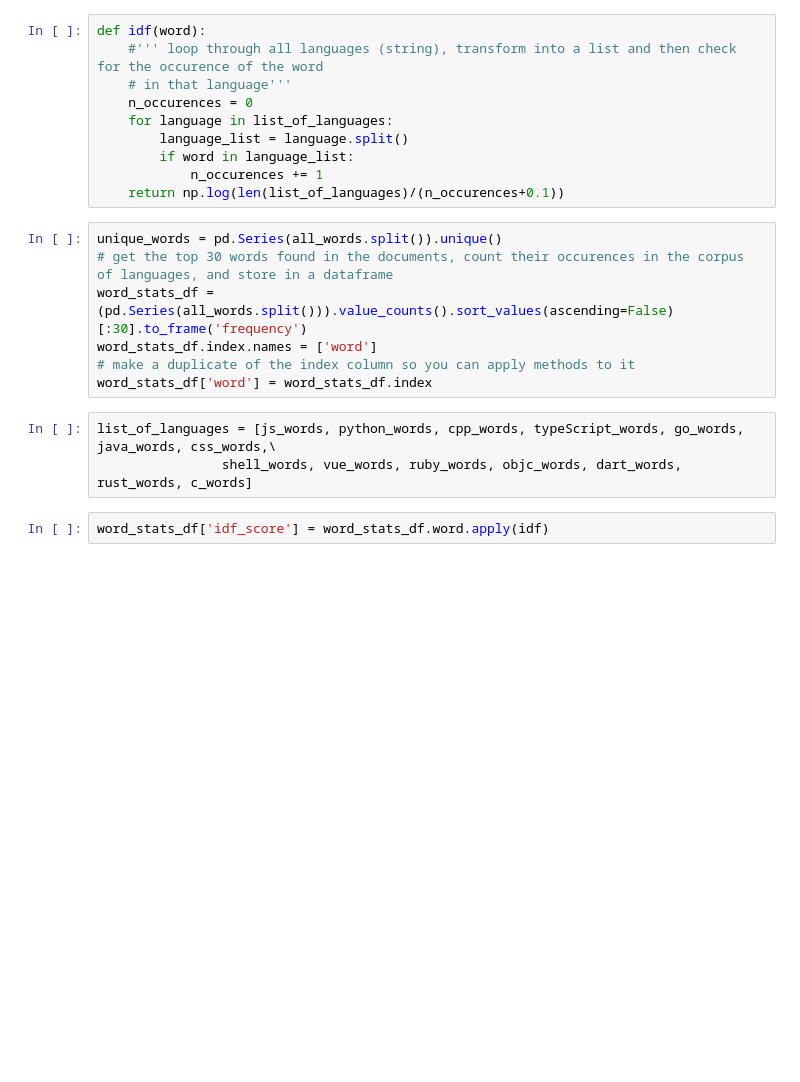
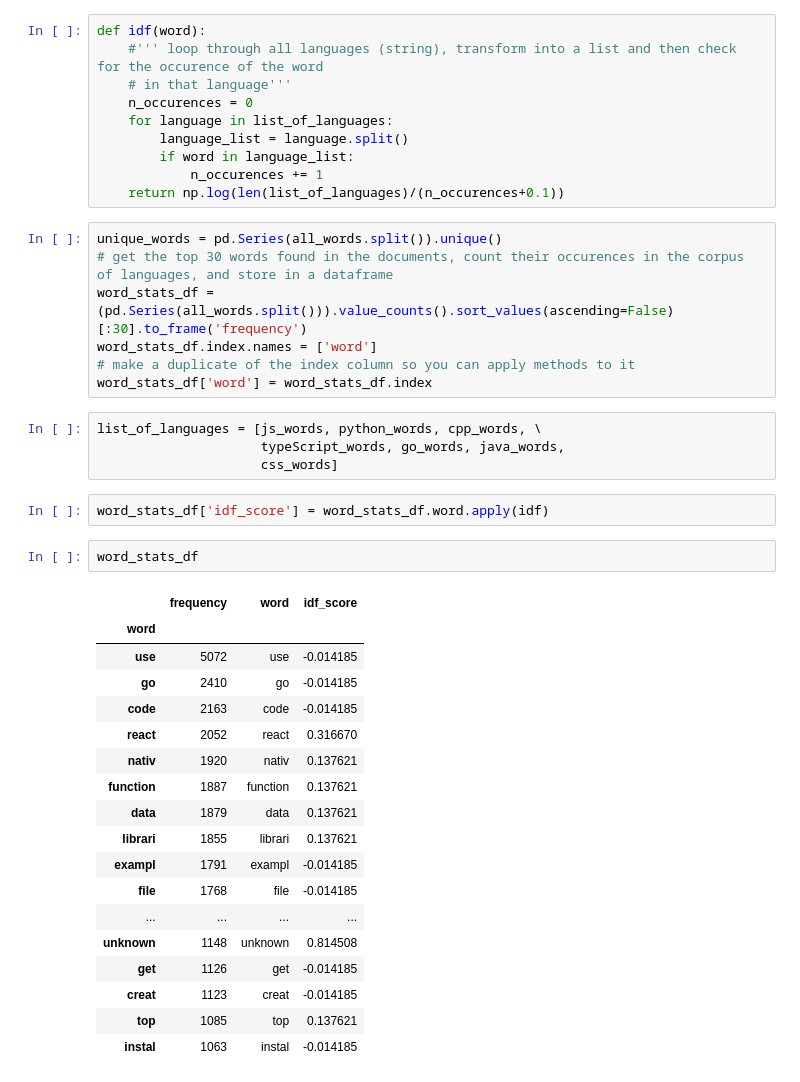
Before and after one commit to nlp-project-steven-gary/nlp_project, a Jupyter notebook: nlp_gary.ipynb, the cells around one changed output. Drawn from its saved outputs; the diff is of its cells as text; blank space fills up the shorter version.

```diff
--- a/nlp_gary.ipynb
+++ b/nlp_gary.ipynb
@@ -323,7 +400,29 @@ word_stats_df.index.names = ['word']
 # make a duplicate of the index column so you can apply methods to it
 word_stats_df['word'] = word_stats_df.index
 # %%
-list_of_languages = [js_words, python_words, cpp_words, typeScript_words, go_words, java_words, css_words,\
-                shell_words, vue_words, ruby_words, objc_words, dart_words, rust_words, c_words]
+list_of_languages = [js_words, python_words, cpp_words, \
+                     typeScript_words, go_words, java_words,
+                     css_words]
 # %%
 word_stats_df['idf_score'] = word_stats_df.word.apply(idf)
+# %%
+word_stats_df
+# %% [output]
+|  | frequency | word | idf_score |
+| word |  |  |  |
+| use | 5072 | use | -0.014185 |
+| go | 2410 | go | -0.014185 |
+| code | 2163 | code | -0.014185 |
+| react | 2052 | react | 0.316670 |
+| nativ | 1920 | nativ | 0.137621 |
+| function | 1887 | function | 0.137621 |
+| data | 1879 | data | 0.137621 |
+| librari | 1855 | librari | 0.137621 |
+| exampl | 1791 | exampl | -0.014185 |
+| file | 1768 | file | -0.014185 |
+| ... | ... | ... | ... |
+| unknown | 1148 | unknown | 0.814508 |
+| get | 1126 | get | -0.014185 |
+| creat | 1123 | creat | -0.014185 |
+| top | 1085 | top | 0.137621 |
+| instal | 1063 | instal | -0.014185 |
```
Also changed, not shown: parts of 13 cells of this notebook.
